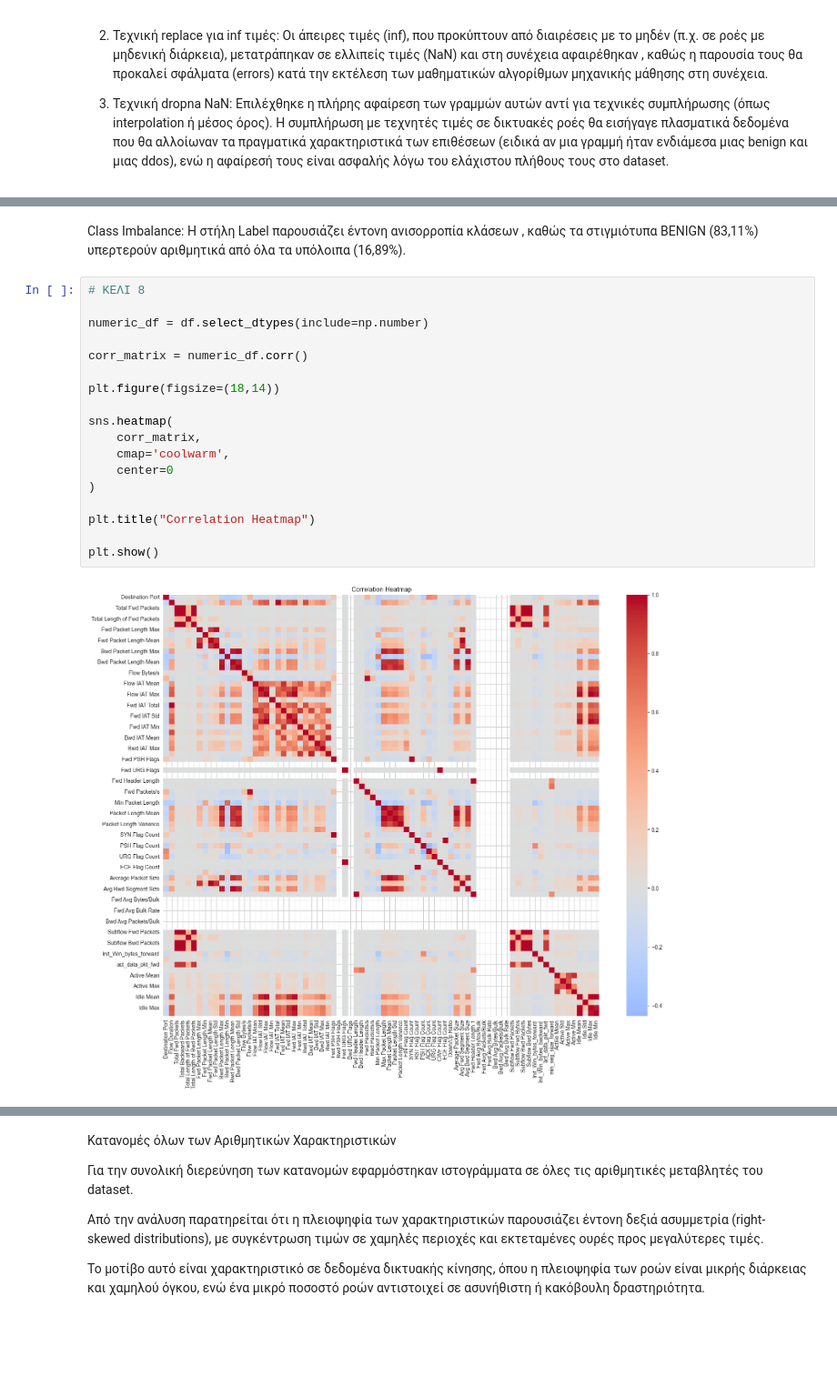
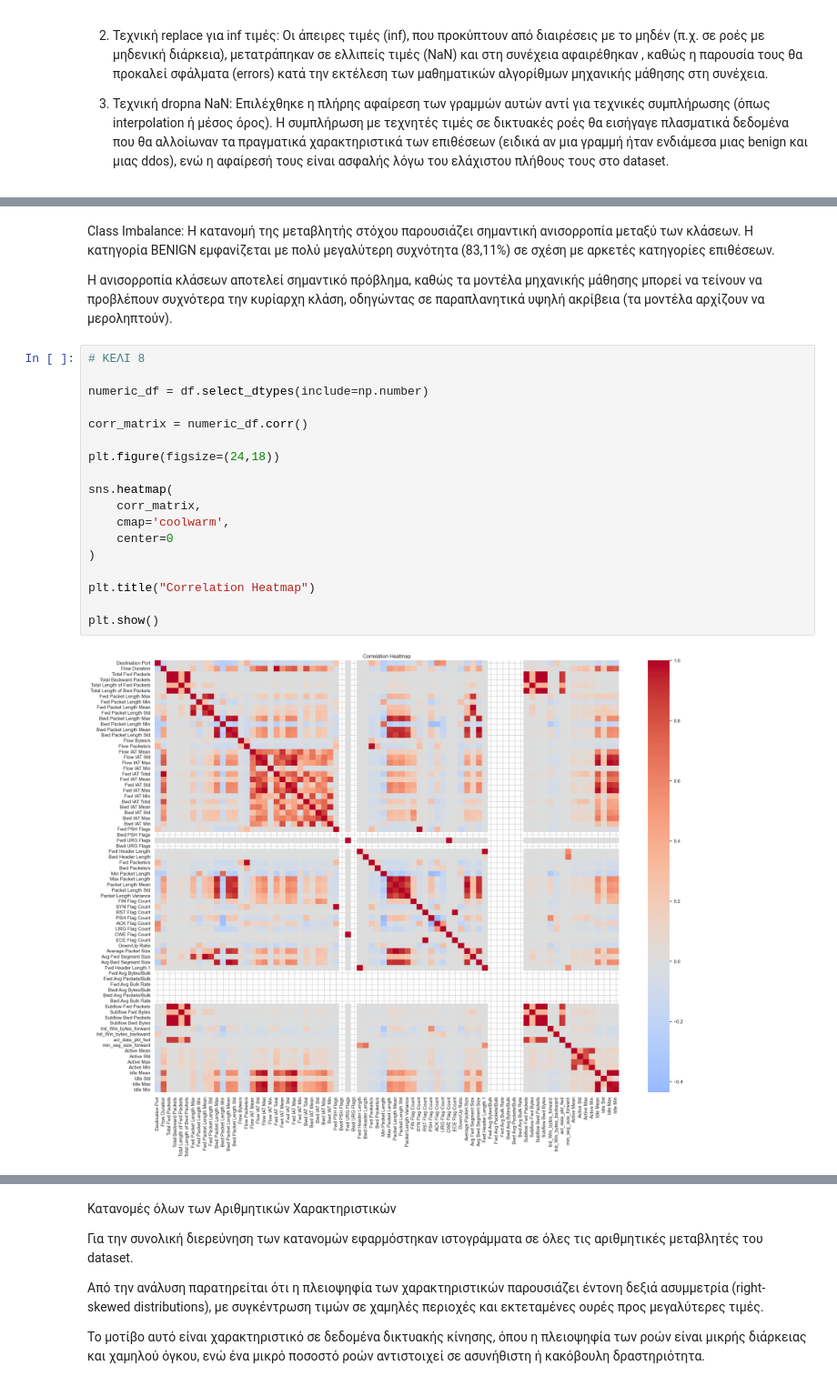
Before and after one commit to Spirosdrivilas/Export_data_ML, a Jupyter notebook: CIC_IDS_2017_EDA_Analysis.ipynb, the cells around one changed output, grey strips where cells are left out. Shown at 91% size. Saved outputs shown, nothing was run; the diff lists cells and outputs as text; blank space fills up the shorter version.

```diff
--- a/CIC_IDS_2017_EDA_Analysis.ipynb
+++ b/CIC_IDS_2017_EDA_Analysis.ipynb
@@ -479,23 +532,25 @@ Web Attack - Sql Injection           21        0.000833               0.00
 # %% [markdown]
-Class Imbalance: Η στήλη Label παρουσιάζει έντονη ανισορροπία κλάσεων , καθώς τα στιγμιότυπα BENIGN (83,11%) υπερτερούν αριθμητικά από όλα τα υπόλοιπα (16,89%).
+Class Imbalance: Η κατανομή της μεταβλητής στόχου παρουσιάζει σημαντική ανισορροπία μεταξύ των κλάσεων. Η κατηγορία BENIGN εμφανίζεται με πολύ μεγαλύτερη συχνότητα    (83,11%) σε σχέση με αρκετές κατηγορίες επιθέσεων.
+
+Η ανισορροπία κλάσεων αποτελεί σημαντικό πρόβλημα, καθώς τα μοντέλα μηχανικής μάθησης μπορεί να τείνουν να προβλέπουν συχνότερα την κυρίαρχη κλάση, οδηγώντας σε παραπλανητικά υψηλή ακρίβεια (τα μοντέλα αρχίζουν να μεροληπτούν).
 # %%
 # ΚΕΛΙ 8
 
 numeric_df = df.select_dtypes(include=np.number)
 
 corr_matrix = numeric_df.corr()
 
-plt.figure(figsize=(18,14))
+plt.figure(figsize=(24,18))
 
 sns.heatmap(
     corr_matrix,
     cmap='coolwarm',
     center=0
 )
 
 plt.title("Correlation Heatmap")
 
 plt.show()
 # %% [output]
-[figure, old version]
+[figure, new version]
 # %% [markdown]
```
Also changed, not shown: parts of 45 cells of this notebook.
